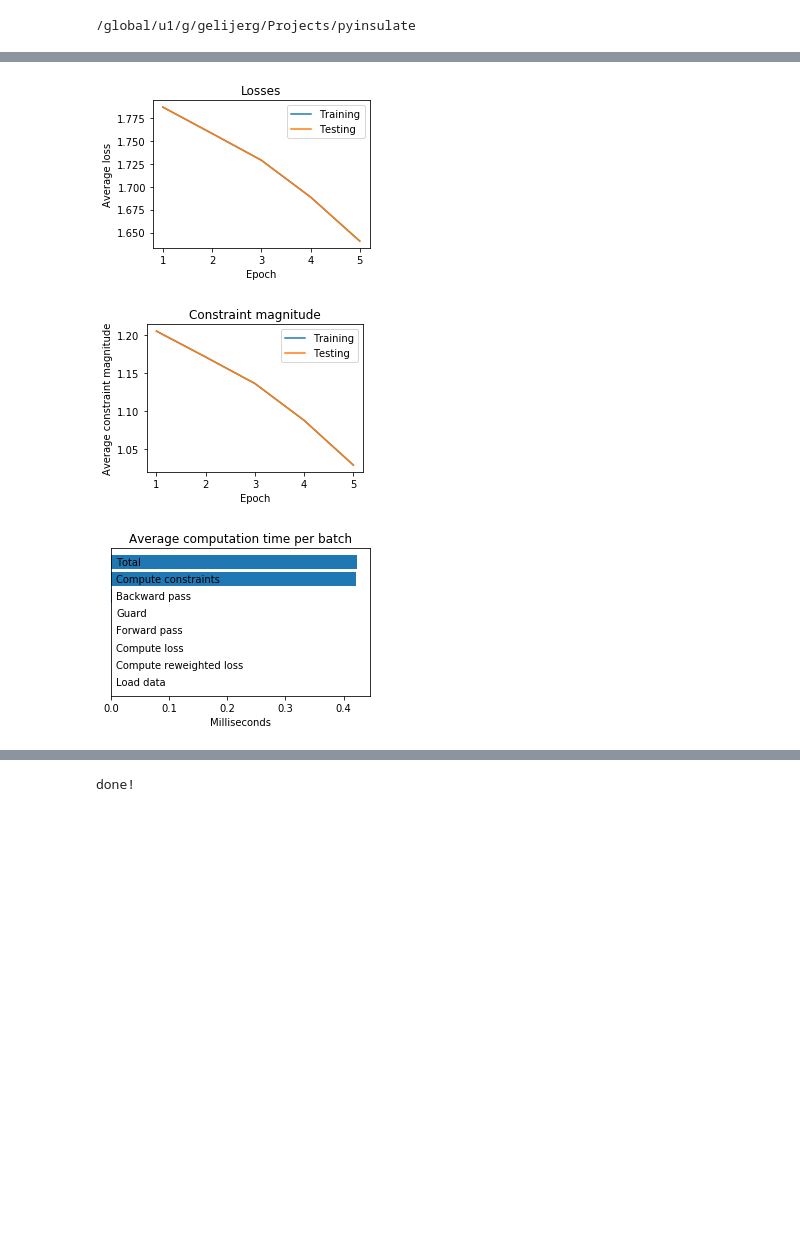
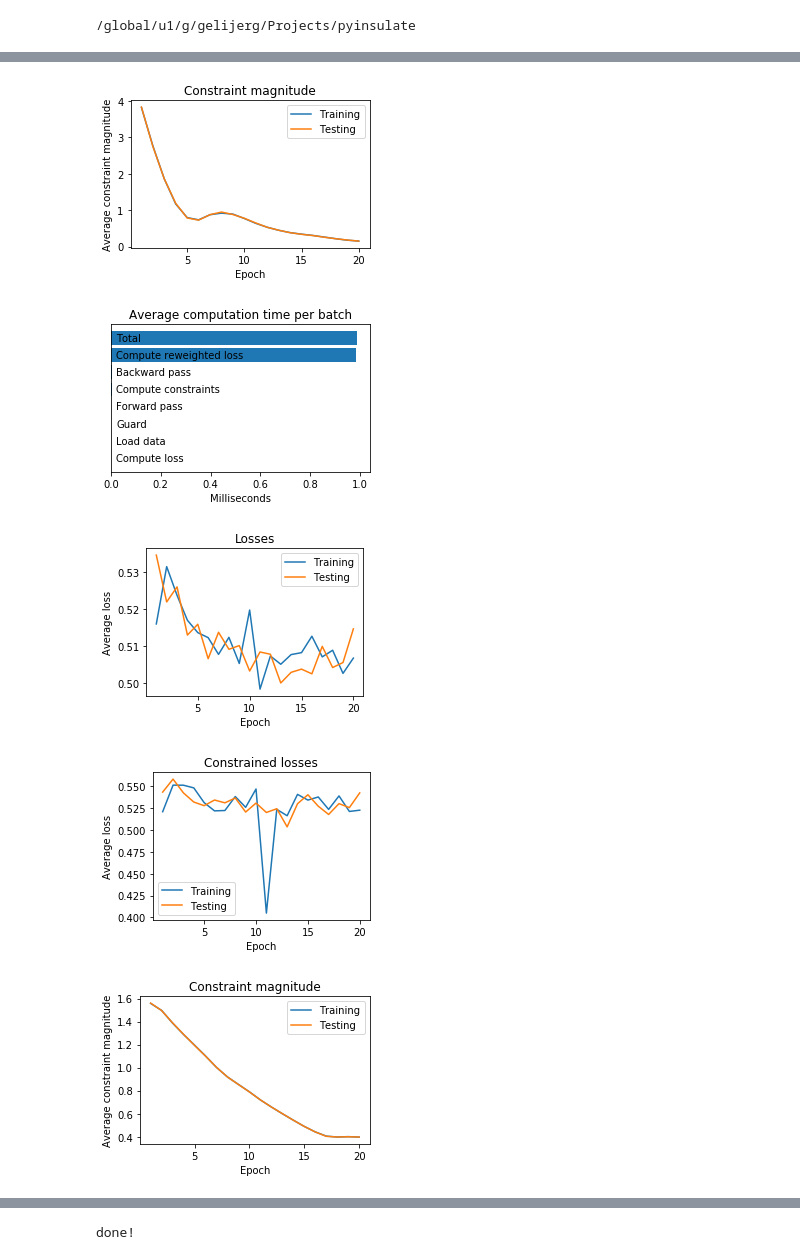
Before and after one commit to gelijergensen/Constrained-Neural-Nets-Workbook, a Jupyter notebook: experiments/visualize_proof_of_constraint.ipynb, the cells around one changed output, grey strips where cells are left out. Saved outputs shown, nothing was run; the diff lists cells and outputs as text; code cells hidden in the pictures; blank space fills up the shorter version.

```diff
--- a/experiments/visualize_proof_of_constraint.ipynb
+++ b/experiments/visualize_proof_of_constraint.ipynb
@@ -17,9 +17,12 @@ import torch
 # Files to load
 directory = "/global/u1/g/gelijerg/Projects/pyinsulate/results"
 files = [
-    'proof-of-constraint_2019-07-23-09-01-14.pth',
-    'proof-of-constraint_2019-07-23-09-01-50.pth',
-    'proof-of-constraint_2019-07-23-09-02-27.pth',
+    # unconstrained
+    'proof-of-constraint_2019-07-25-09-01-01.pth',
+    # average
+    'proof-of-constraint_2019-07-25-09-31-56.pth',
+    # batchwise
+    'proof-of-constraint_2019-07-25-09-40-10.pth',
 ]
 # %%
 # Load files
@@ -32,11 +35,13 @@ for summary, filename in zip(summaries, filenames):
     evaluation_train_monitor = summary['evaluation_train_monitor']
     evaluation_test_monitor = summary['evaluation_test_monitor']
 
-    print(training_monitor)
-    print(evaluation_test_monitor.mean_loss)
+    print(summary['configuration'])
+#     print(training_monitor)
+#     print(evaluation_test_monitor.mean_loss)
     plot_loss([evaluation_train_monitor, evaluation_test_monitor], [
             "Training", "Testing"], f"training-loss_{filename}")
-
+    plot_loss([evaluation_train_monitor, evaluation_test_monitor], [
+            "Training", "Testing"], f"training-constrained-loss_{filename}", title="Constrained losses", constrained=True)
     plot_constraints([evaluation_train_monitor, evaluation_test_monitor], [
          "Training", "Testing"], f"training-constraint_{filename}")
 
@@ -68,3 +71,5 @@ Saving compute time plot to /global/u1/g/gelijerg/Projects/pyinsulate/results/co
-[figure, old version]
+[figure, new version]
-[figure, old version]
+[figure, new version]
-[figure, old version]
+[figure, new version]
+[figure, added]
+[figure, added]
```
Also changed, not shown: parts of 1 cell of this notebook, 9 other files.
